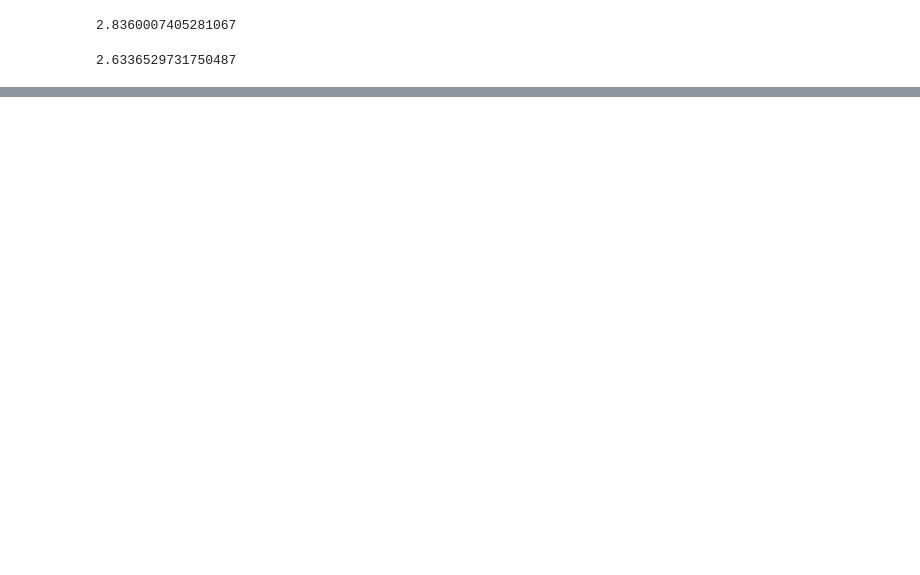
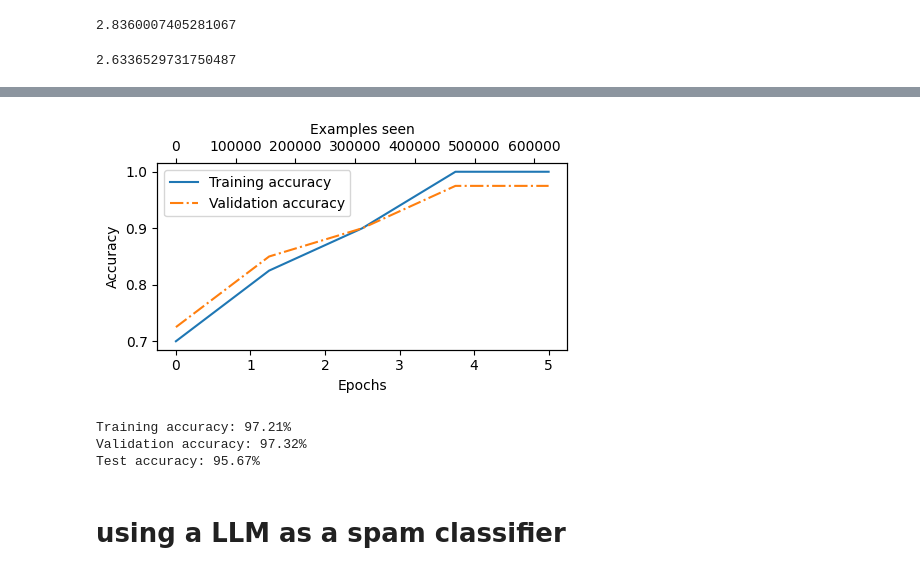
Before and after one commit to sumanth-dhanya/llm_from_scratch, a Jupyter notebook: notebooks/finetuning_for_classification.ipynb, the cells around one changed output, grey strips where cells are left out. Saved outputs shown, nothing was run; the diff lists cells and outputs as text; code cells hidden in the pictures; blank space fills up the shorter version.

Commit message:
fine tunning completed for spam classification

```diff
--- a/notebooks/finetuning_for_classification.ipynb
+++ b/notebooks/finetuning_for_classification.ipynb
@@ -523,0 +637,22 @@ test_loss
+# %%
+epochs_tensor = torch.linspace(0, num_epochs, len(train_accs))
+examples_seen_tensor = torch.linspace(0, examples_seen, len(train_accs))
+
+plot_values(epochs_tensor, examples_seen_tensor, train_accs, val_accs, label="accuracy")
+# %% [output]
+[figure, added]
+# %%
+
+train_accuracy = calc_accuracy_loader(train_loader, model, device)
+val_accuracy = calc_accuracy_loader(val_loader, model, device)
+test_accuracy = calc_accuracy_loader(test_loader, model, device)
+
+print(f"Training accuracy: {train_accuracy*100:.2f}%")
+print(f"Validation accuracy: {val_accuracy*100:.2f}%")
+print(f"Test accuracy: {test_accuracy*100:.2f}%")
+# %% [output]
+Training accuracy: 97.21%
+Validation accuracy: 97.32%
+Test accuracy: 95.67%
+# %% [markdown]
+# using a LLM as a spam classifier
```
Also changed, not shown: parts of 12 cells of this notebook.
